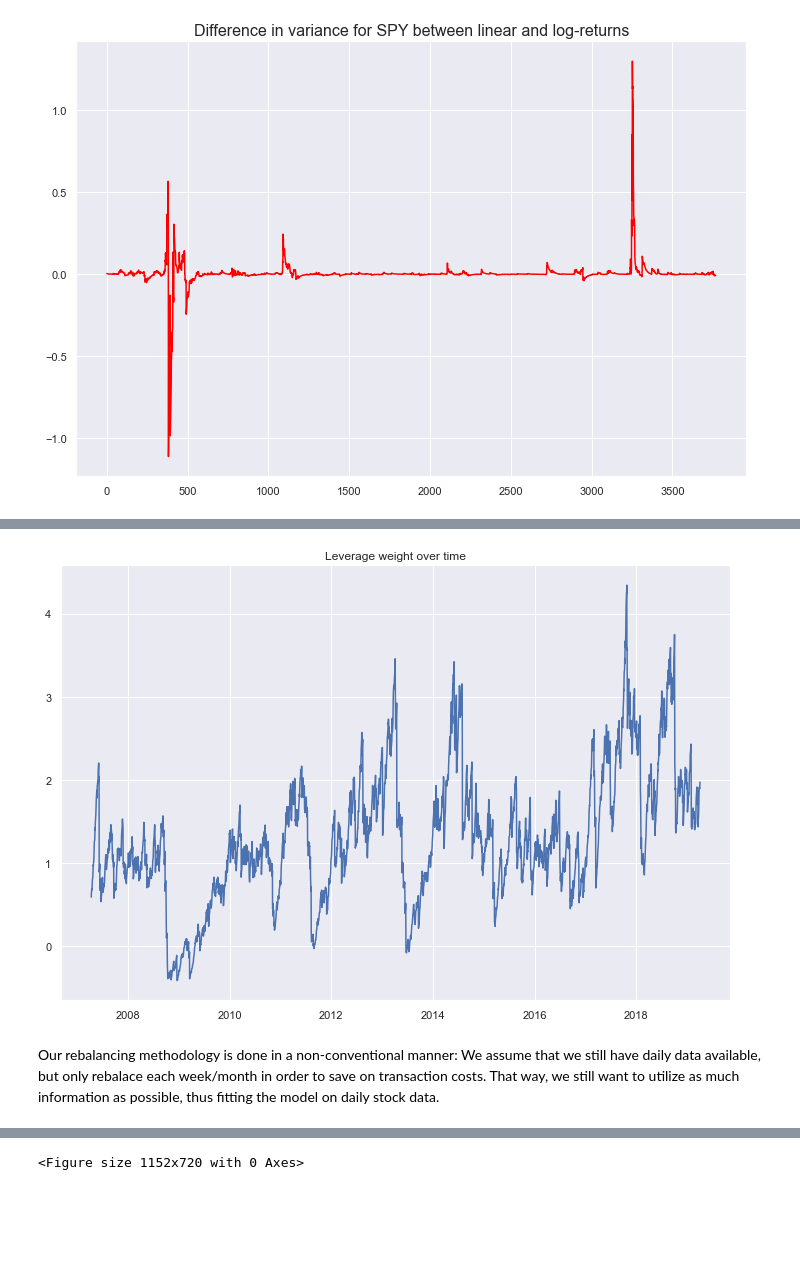
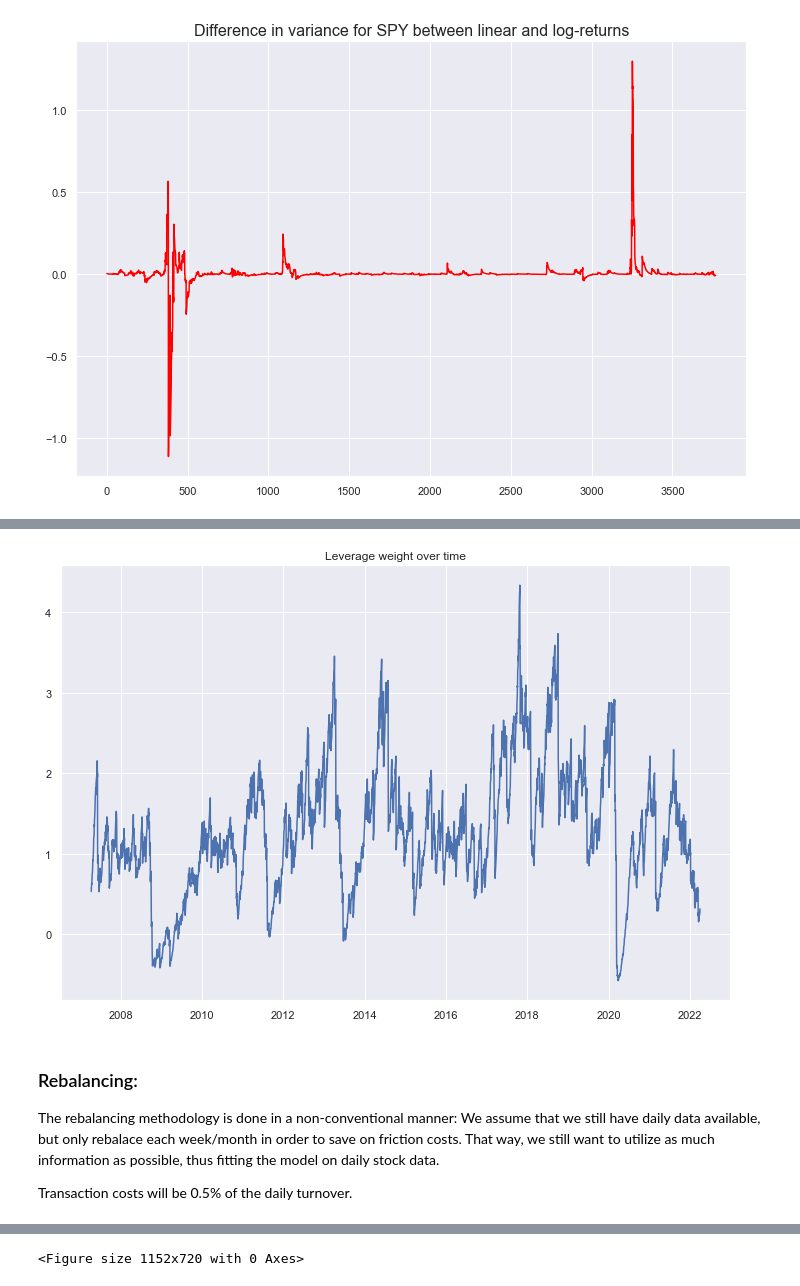
Before and after one commit to EdgyPanda/Python-Projects, a Jupyter notebook: RiskParity-Portfolio/RiskParity.ipynb, the cells around one changed output, grey strips where cells are left out. Drawn from its saved outputs; the diff is of its cells as text; code cells hidden in the pictures; blank space fills up the shorter version.

```diff
--- a/RiskParity-Portfolio/RiskParity.ipynb
+++ b/RiskParity-Portfolio/RiskParity.ipynb
@@ -200,12 +218,19 @@ plt.show()
 
 #Calculating excess linear and log-returns by subtracting the risk-free rate.
 
-TrainDF, TestDF = train_test_split(DF, test_size = 0.2, shuffle = False)
+LogDF = pd.DataFrame(np.diff(np.log( DF.iloc[:,0:5]), axis = 0), index = DF.index[1:], columns = DF.columns[0:5]).subtract(np.log(1 + DF['RF'][1:]), axis = 0)
+LinDF = pd.DataFrame(DF.iloc[:,0:5].pct_change().dropna() , index=DF.index[1:], columns=DF.columns[0:5]).subtract(DF['RF'][1:], axis = 0)
 
-TrainLogReturns = pd.DataFrame(np.diff(np.log(TrainDF.iloc[:,0:5]), axis =  0), index=TrainDF.index[1:], columns=TrainDF.columns[0:5]).subtract(np.log(1 + TrainDF['RF'][1:]), axis = 0)
+
+TrainLogReturns, TestLogReturns = train_test_split(LogDF, test_size = 0.2, shuffle = False)
+
+TrainLinReturns, TestLinReturns = train_test_split(LogDF, test_size = 0.2, shuffle = False)
+
+
+#TrainLogReturns = pd.DataFrame(np.diff(np.log(TrainDF.iloc[:,0:5]), axis =  0), index=TrainDF.index[1:], columns=TrainDF.columns[0:5]).subtract(np.log(1 + TrainDF['RF'][1:]), axis = 0)
 TrainLinReturns = pd.DataFrame(TrainDF.iloc[:,0:5].pct_change().dropna() , index=TrainDF.index[1:], columns=TrainDF.columns[0:5]).subtract(TrainDF['RF'][1:], axis = 0)
 
-TestLogReturns = pd.DataFrame(np.diff(np.log(TestDF.iloc[:,0:5]), axis =  0), index=TestDF.index[1:], columns=TestDF.columns[0:5]).subtract(np.log(1 + TestDF['RF'][1:]), axis = 0)
+#TestLogReturns = pd.DataFrame(np.diff(np.log(TestDF.iloc[:,0:5]), axis =  0), index=TestDF.index[1:], columns=TestDF.columns[0:5]).subtract(np.log(1 + TestDF['RF'][1:]), axis = 0)
 TestLinReturns = pd.DataFrame(TestDF.iloc[:,0:5].pct_change().dropna() , index=TestDF.index[1:], columns=TestDF.columns[0:5]).subtract(TestDF['RF'][1:], axis = 0)
 
 RFLinRetTrain, RFLinRetTest = train_test_split(DF['RF'], test_size = 0.2, shuffle = False)
@@ -214,12 +239,10 @@ RFLinRetTrain, RFLinRetTest = train_test_split(DF['RF'], test_size = 0.2, shuffl
 
 TrainLinReturns = pd.merge(TrainLinReturns, RFLinRetTrain, how = 'inner', on = 'Date')
 TestLinReturns = pd.merge(TestLinReturns, RFLinRetTest, how = 'inner', on = 'Date')
+
+LinDF = pd.merge(LinDF, DF['RF'], how = 'inner', on = 'Date')
 # %%
-EWMATrain = EWMA(TrainLogReturns)
-
-
-
-
+EWMATrain = EWMA(LogDF)
 
 Weights = np.zeros((5, EWMATrain.shape[2]))
 WeightsScaled = np.zeros((5, EWMATrain.shape[2]))
@@ -239,9 +262,9 @@ for i in range(EWMATrain.shape[2]):
     PortfolioRiskScaled[i] = temp['portrisk_new']
 
 
-Weights = pd.DataFrame(Weights.T, index = TrainLogReturns.index, columns=TrainLogReturns.columns.values)
-WeightsScaled = pd.DataFrame(WeightsScaled.T, index = TrainLogReturns.index, columns=TrainLogReturns.columns.values)
-LC_weights = pd.DataFrame(LC_weights.T, index = TrainLogReturns.index)
+Weights = pd.DataFrame(Weights.T, index = LogDF.index, columns=LogDF.columns.values)
+WeightsScaled = pd.DataFrame(WeightsScaled.T, index = LogDF.index, columns=LogDF.columns.values)
+LC_weights = pd.DataFrame(LC_weights.T, index = LogDF.index)
 LC_weights = LC_weights.rename(columns={0: 'RF'})
 #Note to self: internal sympy solver slows down computation, from 41s -> 2m10s
 # %%
@@ -251,14 +274,18 @@ LC_weights = LC_weights.rename(columns={0: 'RF'})
 # %%
 sns.set()
 plt.figure(figsize=(12,8))
-plt.plot(TrainDF.index[1:], LC_weights)
+plt.plot(LogDF.index, LC_weights)
 plt.title('Leverage weight over time')
 plt.show()
 #There is a considerable leverage in the portfolio under a 10% annualized volatility target.
 # %% [output]
-[figure, old version]
+[figure, new version]
 # %% [markdown]
-Our rebalancing methodology is done in a non-conventional manner: We assume that we still have daily data available, but only rebalace each week/month in order to save on transaction costs. That way, we still want to utilize as much information as possible, thus fitting the model on daily stock data.
+### Rebalancing:
+
+The rebalancing methodology is done in a non-conventional manner: We assume that we still have daily data available, but only rebalace each week/month in order to save on friction costs. That way, we still want to utilize as much information as possible, thus fitting the model on daily stock data.
+
+Transaction costs will be 0.5% of the daily turnover.
 # %%
 #We need the turnover for all assets we invest in or borrow from. Nothing is free.
 # We will work with proportional transaction costs as done in De Miguel paper.
```
Also changed, not shown: parts of 12 cells of this notebook.
